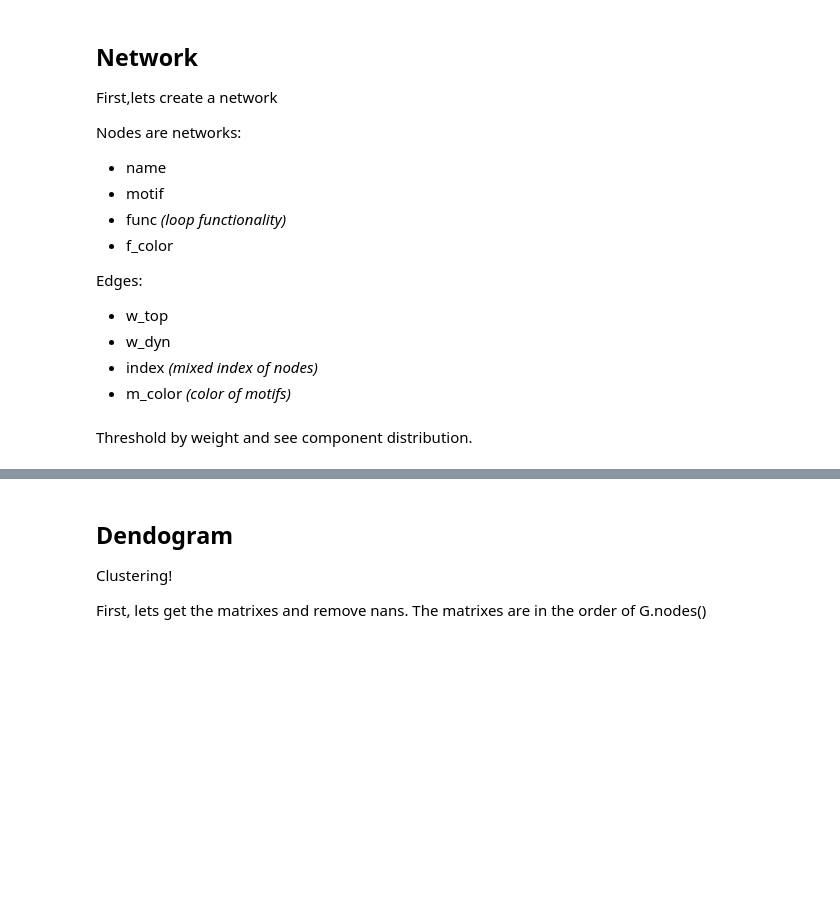
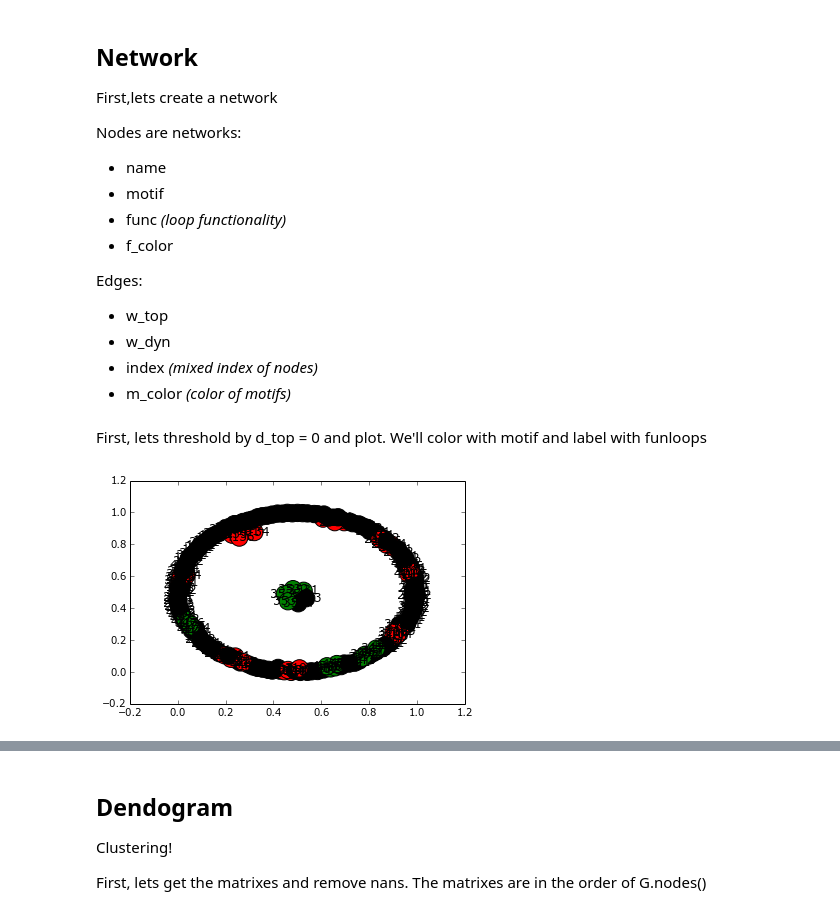
Before and after one commit to mar-esther23/CircuitsAnalyses, a Jupyter notebook: Net of nets.ipynb, the cells around one changed output, grey strips where cells are left out. Cells and saved outputs as stored; diff of their text form; code cells hidden in the pictures; blank space fills up the shorter version.

```diff
--- a/Net of nets.ipynb
+++ b/Net of nets.ipynb
@@ -183,5 +195,25 @@ for d in zip(data.tolist(), edges2index(data), edges2motifcolor(data)):
 
 #G.nodes(data=True)
 #G.edges(data=True)
-# %% [markdown]
-Threshold by weight and see component distribution.
+# %% [markdown]
+First, lets threshold by d_top = 0 and plot. We'll color with motif and label with funloops
+# %%
+G0 = G.copy()
+# remove edgens with d_top > 0
+del_edges = [ (u,v,d) for u,v,d in G.edges(data=True) if d['w_top']!=0]
+G0.remove_edges_from(del_edges)
+# remove unconnected nodes
+deg = G0.degree()
+del_nodes = [n for n in deg if deg[n] == 0]
+G0.remove_nodes_from(del_nodes)
+
+#G0.edges(data=True)
+#G0.nodes(data=True)
+# %%
+label = [G.node[n]['motif'] for n in G0.nodes()]
+color = [G.node[n]['f_color'] for n in G0.nodes()]
+
+nx.draw_networkx(G0, #pos=pos,
+                 node_color=color, with_labels=label)
+# %% [output]
+[figure, added]
```
Also changed, not shown: parts of 11 cells of this notebook.
